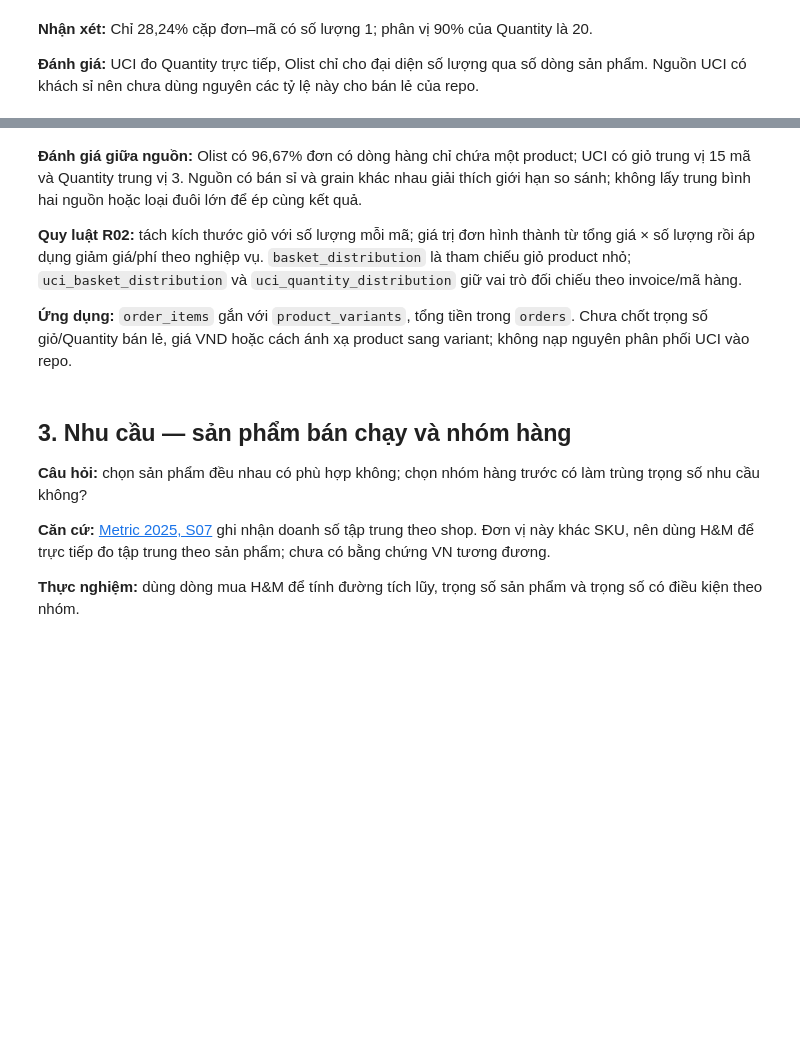
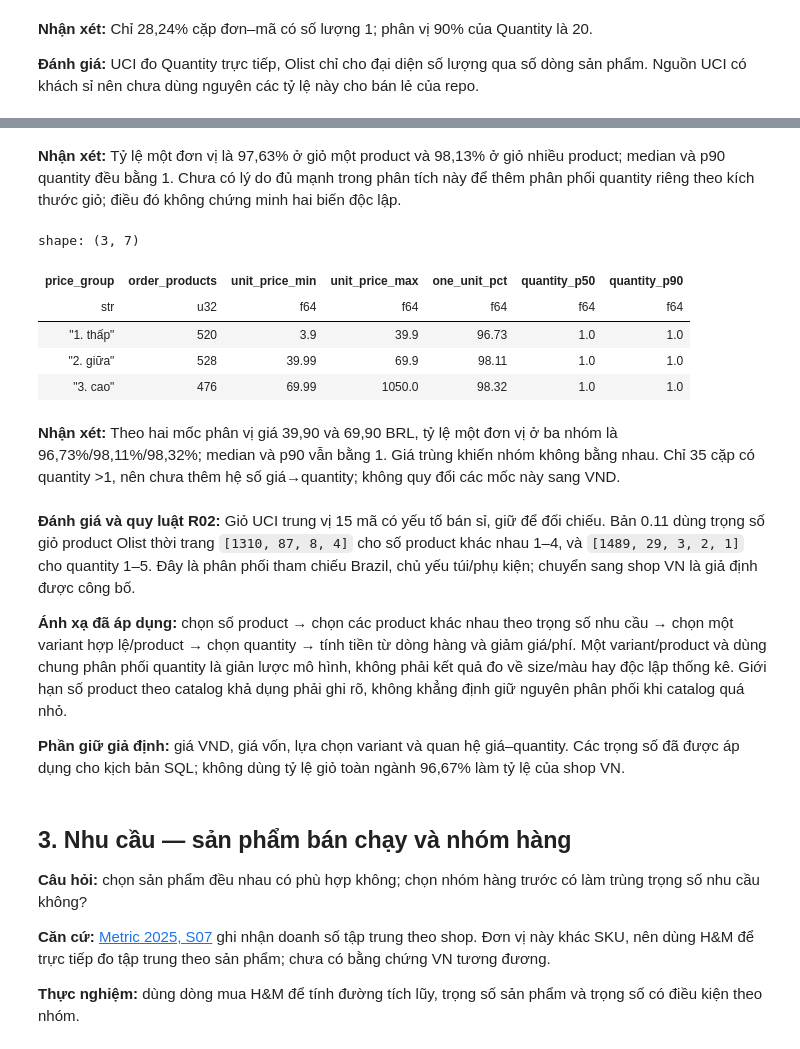
Before and after one commit to DanhTrannn/dk-ecommerce-data-platform, a Jupyter notebook: generator/notebooks/reference_datasets_eda.ipynb, the cells around one changed output, grey strips where cells are left out. Drawn from its saved outputs; the diff is of its cells as text; code cells hidden in the pictures; blank space fills up the shorter version.

```diff
--- a/generator/notebooks/reference_datasets_eda.ipynb
+++ b/generator/notebooks/reference_datasets_eda.ipynb
@@ -759,0 +840,13 @@ plt.show()
+# %%
+fashion_order_products = fashion_items.group_by("order_id", "product_id", "products").agg(
+    quantity=pl.len(),
+    unit_price=pl.col("price").mean(),
+    item_value=pl.col("price").sum(),
+)
+fashion_quantity_distribution = fashion_order_products.group_by("quantity").len(
+    name="order_products",
+).sort("quantity").with_columns(
+    share_pct=100.0 * pl.col("order_products") / pl.col("order_products").sum(),
+)
+
+fashion_quantity_distribution.with_columns(pl.col("share_pct").round(2))
@@ -760,9 +900,38 @@ plt.show()
+# %% [markdown]
+**Nhận xét:** Tỷ lệ một đơn vị là 97,63% ở giỏ một product và 98,13% ở giỏ nhiều product; median và p90 quantity đều bằng 1. Chưa có lý do đủ mạnh trong phân tích này để thêm phân phối quantity riêng theo kích thước giỏ; điều đó không chứng minh hai biến độc lập.
+# %%
+price_lower, price_upper = fashion_order_products.select(
+    pl.col("unit_price").quantile(1 / 3).alias("lower"),
+    pl.col("unit_price").quantile(2 / 3).alias("upper"),
+).row(0)
+
+fashion_order_products.with_columns(
+    price_group=pl.when(pl.col("unit_price") <= price_lower).then(pl.lit("1. thấp"))
+    .when(pl.col("unit_price") <= price_upper).then(pl.lit("2. giữa"))
+    .otherwise(pl.lit("3. cao")),
+).group_by("price_group").agg(
+    order_products=pl.len(),
+    unit_price_min=pl.col("unit_price").min(),
+    unit_price_max=pl.col("unit_price").max(),
+    one_unit_pct=100.0 * (pl.col("quantity") == 1).mean(),
+    quantity_p50=pl.col("quantity").median(),
+    quantity_p90=pl.col("quantity").quantile(0.9),
+).sort("price_group").with_columns(pl.col("one_unit_pct").round(2))
+# %% [output]
+shape: (3, 7)
+| price_group | order_products | unit_price_min | unit_price_max | one_unit_pct | quantity_p50 | quantity_p90 |
+| str | u32 | f64 | f64 | f64 | f64 | f64 |
+| "1. thấp" | 520 | 3.9 | 39.9 | 96.73 | 1.0 | 1.0 |
+| "2. giữa" | 528 | 39.99 | 69.9 | 98.11 | 1.0 | 1.0 |
+| "3. cao" | 476 | 69.99 | 1050.0 | 98.32 | 1.0 | 1.0 |
+# %% [markdown]
+**Nhận xét:** Theo hai mốc phân vị giá 39,90 và 69,90 BRL, tỷ lệ một đơn vị ở ba nhóm là 96,73%/98,11%/98,32%; median và p90 vẫn bằng 1. Giá trùng khiến nhóm không bằng nhau. Chỉ 35 cặp có quantity >1, nên chưa thêm hệ số giá→quantity; không quy đổi các mốc này sang VND.
 # %% [markdown]
-**Đánh giá giữa nguồn:** Olist có 96,67% đơn có dòng hàng chỉ chứa một product; UCI có giỏ trung vị 15 mã và Quantity trung vị 3. Nguồn có bán sỉ và grain khác nhau giải thích giới hạn so sánh; không lấy trung bình hai nguồn hoặc loại đuôi lớn để ép cùng kết quả.
+**Đánh giá và quy luật R02:** Giỏ UCI trung vị 15 mã có yếu tố bán sỉ, giữ để đối chiếu. Bản 0.11 dùng trọng số giỏ product Olist thời trang `[1310, 87, 8, 4]` cho số product khác nhau 1–4, và `[1489, 29, 3, 2, 1]` cho quantity 1–5. Đây là phân phối tham chiếu Brazil, chủ yếu túi/phụ kiện; chuyển sang shop VN là giả định được công bố.
 
-**Quy luật R02:** tách kích thước giỏ với số lượng mỗi mã; giá trị đơn hình thành từ tổng giá × số lượng rồi áp dụng giảm giá/phí theo nghiệp vụ. `basket_distribution` là tham chiếu giỏ product nhỏ; `uci_basket_distribution` và `uci_quantity_distribution` giữ vai trò đối chiếu theo invoice/mã hàng.
+**Ánh xạ đã áp dụng:** chọn số product → chọn các product khác nhau theo trọng số nhu cầu → chọn một variant hợp lệ/product → chọn quantity → tính tiền từ dòng hàng và giảm giá/phí. Một variant/product và dùng chung phân phối quantity là giản lược mô hình, không phải kết quả đo về size/màu hay độc lập thống kê. Giới hạn số product theo catalog khả dụng phải ghi rõ, không khẳng định giữ nguyên phân phối khi catalog quá nhỏ.
 
-**Ứng dụng:** `order_items` gắn với `product_variants`, tổng tiền trong `orders`. Chưa chốt trọng số giỏ/Quantity bán lẻ, giá VND hoặc cách ánh xạ product sang variant; không nạp nguyên phân phối UCI vào repo.
+**Phần giữ giả định:** giá VND, giá vốn, lựa chọn variant và quan hệ giá–quantity. Các trọng số đã được áp dụng cho kịch bản SQL; không dùng tỷ lệ giỏ toàn ngành 96,67% làm tỷ lệ của shop VN.
 # %% [markdown]
 ## 3. Nhu cầu — sản phẩm bán chạy và nhóm hàng
 
```
Also changed, not shown: parts of 25 cells of this notebook, 7 other files.
